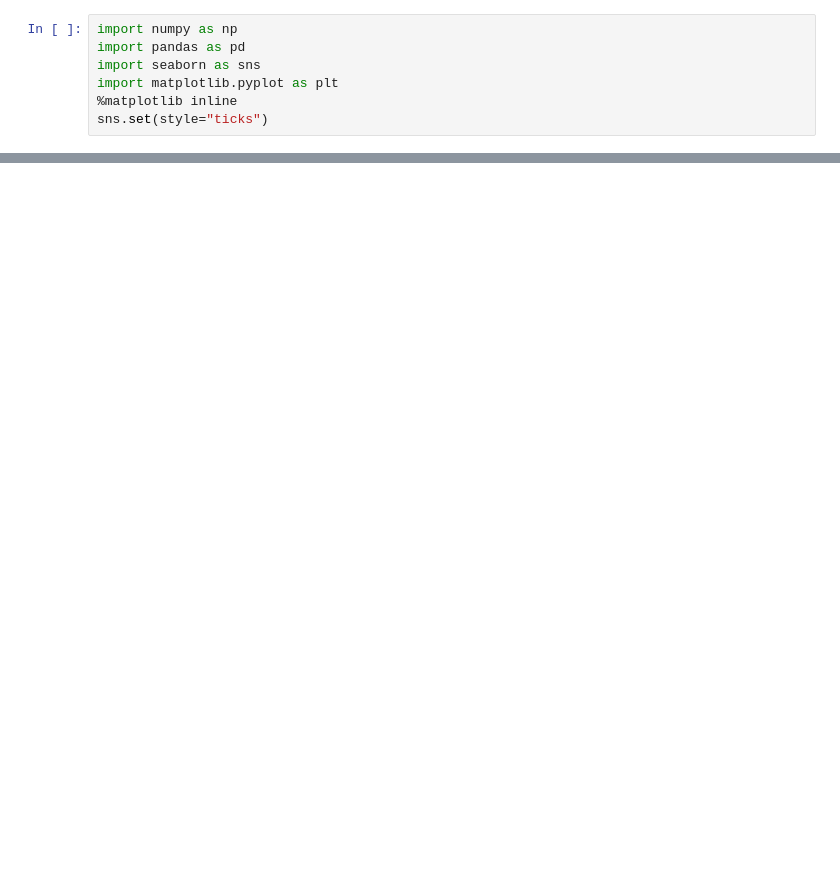
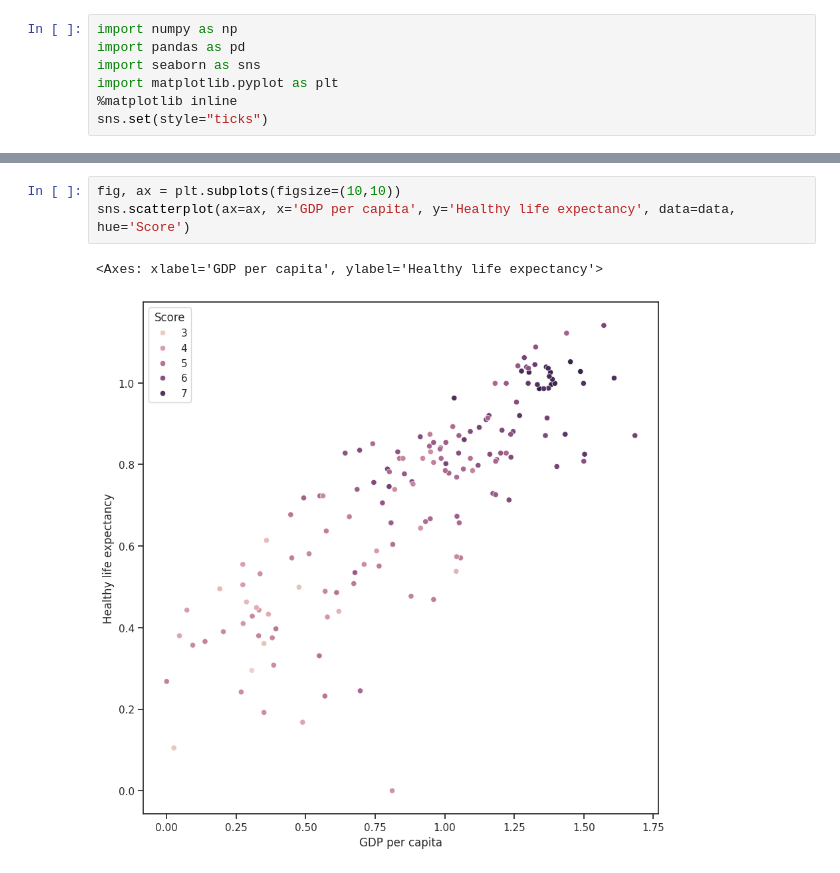
Before and after one commit to shPac-Men/TMO, a Jupyter notebook: main.ipynb, the cells around one changed output, grey strips where cells are left out. Drawn from its saved outputs; the diff is of its cells as text; blank space fills up the shorter version.

```diff
--- a/main.ipynb
+++ b/main.ipynb
@@ -76,0 +96,6 @@ data.describe()
+# %%
+fig, ax = plt.subplots(figsize=(10,10))
+sns.scatterplot(ax=ax, x='GDP per capita', y='Healthy life expectancy', data=data, hue='Score')
+# %% [output]
+<Axes: xlabel='GDP per capita', ylabel='Healthy life expectancy'>
+[figure, added]
```
Also changed, not shown: parts of 9 cells of this notebook, 1 other file.
